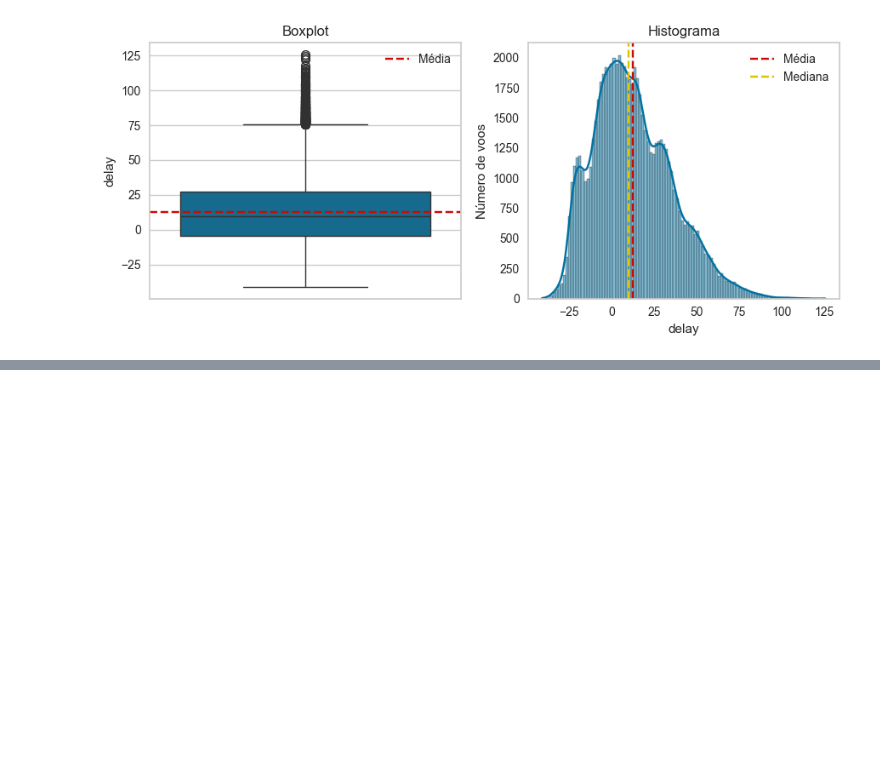
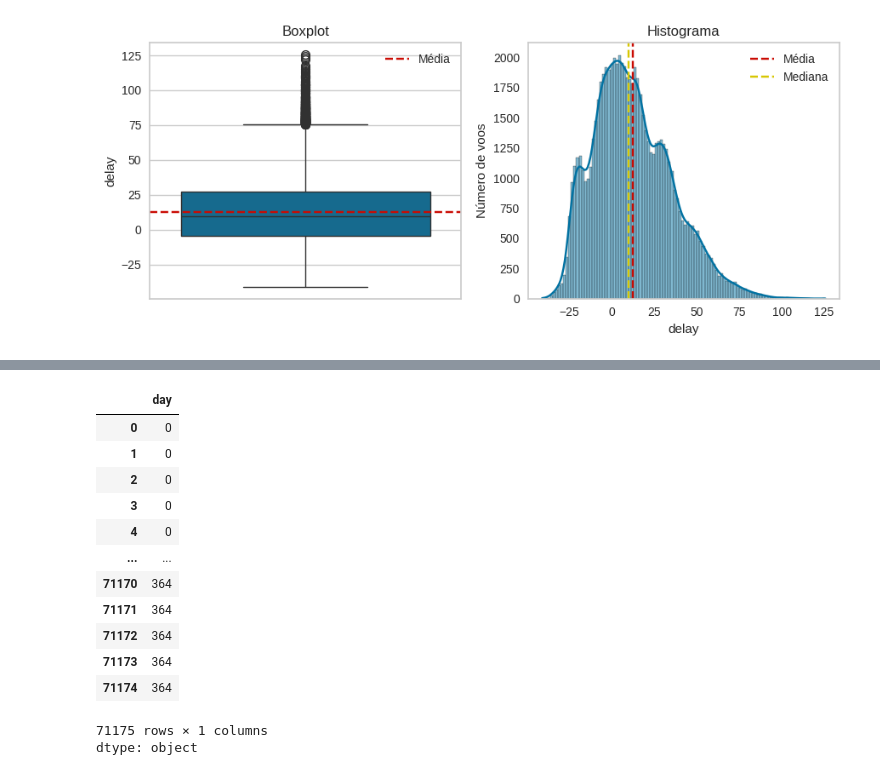
Before and after one commit to moises-rb/DS_ONE, a Jupyter notebook: Estatistica_MachineLearning/7 - IA_Aumentada_Prevendo_Atrasos_Voos/Projeto_AtrasoEmVoos.ipynb, the cells around one changed output, grey strips where cells are left out. Saved outputs shown, nothing was run; the diff lists cells and outputs as text; code cells hidden in the pictures; blank space fills up the shorter version.

```diff
--- a/Estatistica_MachineLearning/7 - IA_Aumentada_Prevendo_Atrasos_Voos/Projeto_AtrasoEmVoos.ipynb
+++ b/Estatistica_MachineLearning/7 - IA_Aumentada_Prevendo_Atrasos_Voos/Projeto_AtrasoEmVoos.ipynb
@@ -185,0 +210,17 @@ plt.show()
+# %%
+dados['day'].astype(str)
+# %% [output]
+|  | day |
+| 0 | 0 |
+| 1 | 0 |
+| 2 | 0 |
+| 3 | 0 |
+| 4 | 0 |
+| ... | ... |
+| 71170 | 364 |
+| 71171 | 364 |
+| 71172 | 364 |
+| 71173 | 364 |
+| 71174 | 364 |
+71175 rows × 1 columns
+dtype: object
```
Also changed, not shown: parts of 12 cells of this notebook.
